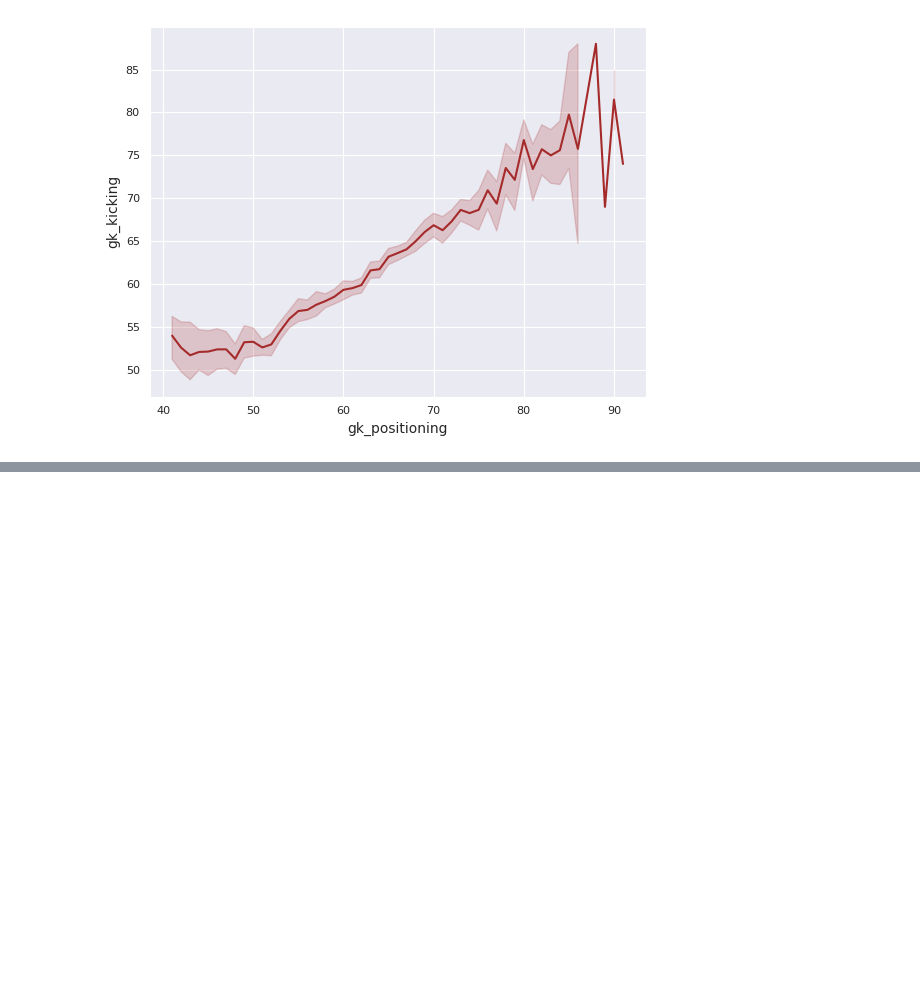
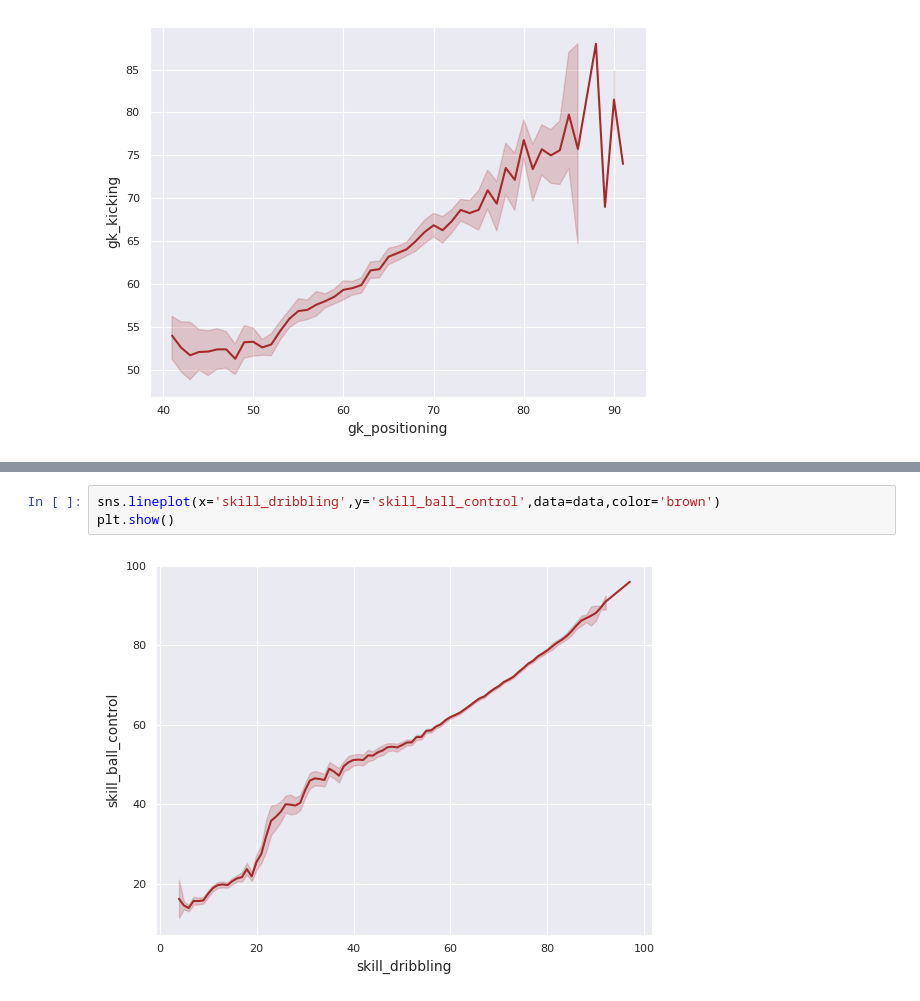
Before and after one commit to shakti57/batch18, a Jupyter notebook: Project_FIFA20.ipynb, the cells around one changed output, grey strips where cells are left out. Saved outputs shown, nothing was run; the diff lists cells and outputs as text; blank space fills up the shorter version.

```diff
--- a/Project_FIFA20.ipynb
+++ b/Project_FIFA20.ipynb
@@ -338,0 +349,5 @@ plt.show()
+# %%
+sns.lineplot(x='skill_dribbling',y='skill_ball_control',data=data,color='brown')
+plt.show()
+# %% [output]
+[figure, added]
```
Also changed, not shown: parts of 10 cells of this notebook.
